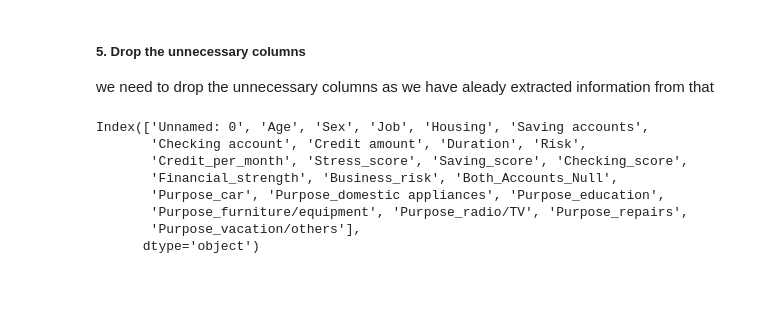
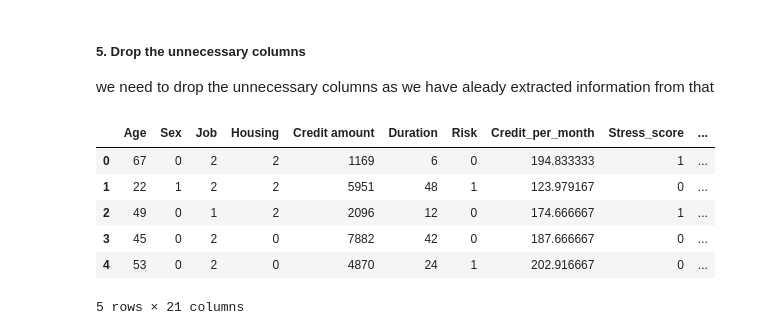
Before and after one commit to aaryanyaadav/Credit-Risk-System, a Jupyter notebook: notebook/eda.ipynb, the cells around one changed output. Cells and saved outputs as stored; diff of their text form; code cells hidden in the pictures; blank space fills up the shorter version.

```diff
--- a/notebook/eda.ipynb
+++ b/notebook/eda.ipynb
@@ -308,6 +308,9 @@ df["Housing"] = df["Housing"].map({
 we use one hot encoding
 # %%
 df = pd.get_dummies(df, columns=["Purpose"], drop_first=True)
+# %%
+bool_cols = df.select_dtypes(include=['bool']).columns
+df[bool_cols] = df[bool_cols].astype(int)
 # %% [markdown]
 ##### 5. Drop the unnecessary columns
 we need to drop the unnecessary columns  as we have aleady extracted information from that
@@ -320,11 +316,0 @@ df = df.drop([
-# %%
-df.columns
-# %% [output]
-Index(['Unnamed: 0', 'Age', 'Sex', 'Job', 'Housing', 'Saving accounts',
-       'Checking account', 'Credit amount', 'Duration', 'Risk',
-       'Credit_per_month', 'Stress_score', 'Saving_score', 'Checking_score',
-       'Financial_strength', 'Business_risk', 'Both_Accounts_Null',
-       'Purpose_car', 'Purpose_domestic appliances', 'Purpose_education',
-       'Purpose_furniture/equipment', 'Purpose_radio/TV', 'Purpose_repairs',
-       'Purpose_vacation/others'],
-      dtype='object')
@@ -330,0 +323,10 @@ Index(['Unnamed: 0', 'Age', 'Sex', 'Job', 'Housing', 'Saving accounts',
+# %%
+df.head()
+# %% [output]
+|  | Age | Sex | Job | Housing | Credit amount | Duration | Risk | Credit_per_month | Stress_score | ... |
+| 0 | 67 | 0 | 2 | 2 | 1169 | 6 | 0 | 194.833333 | 1 | ... |
+| 1 | 22 | 1 | 2 | 2 | 5951 | 48 | 1 | 123.979167 | 0 | ... |
+| 2 | 49 | 0 | 1 | 2 | 2096 | 12 | 0 | 174.666667 | 1 | ... |
+| 3 | 45 | 0 | 2 | 0 | 7882 | 42 | 0 | 187.666667 | 0 | ... |
+| 4 | 53 | 0 | 2 | 0 | 4870 | 24 | 1 | 202.916667 | 0 | ... |
+5 rows × 21 columns
```
Also changed, not shown: parts of 7 cells of this notebook.
